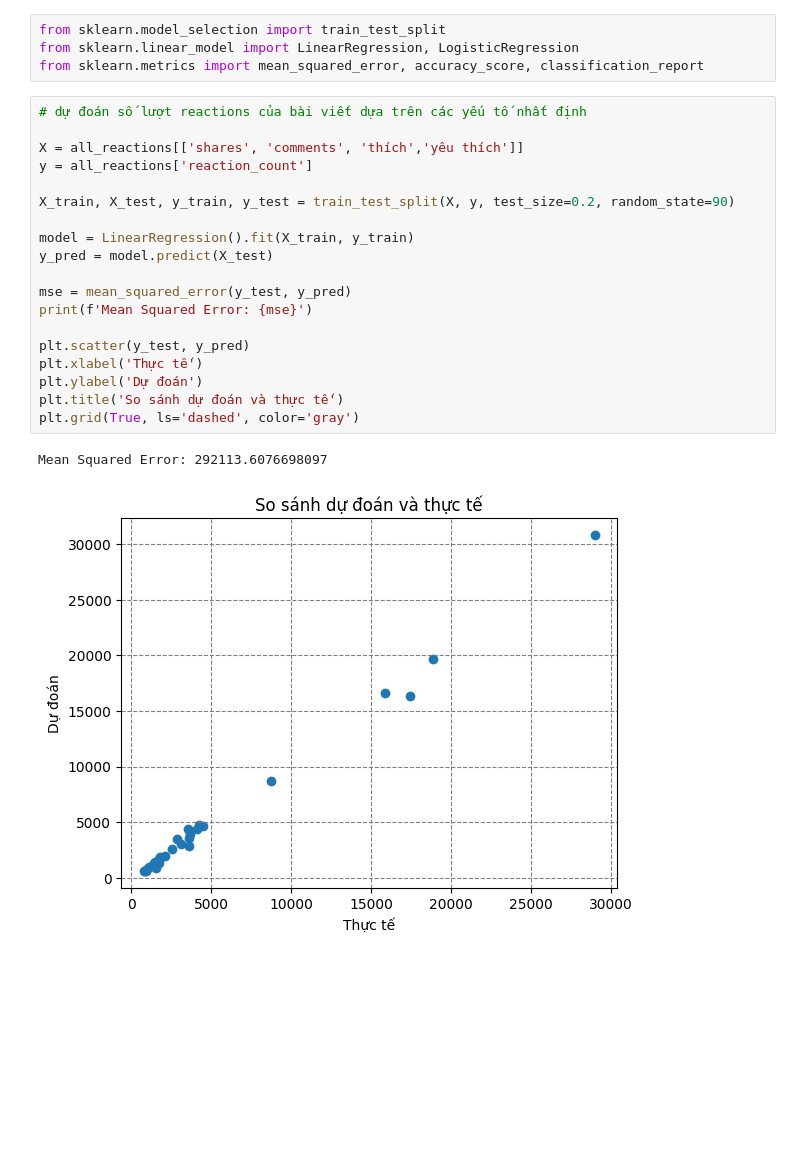
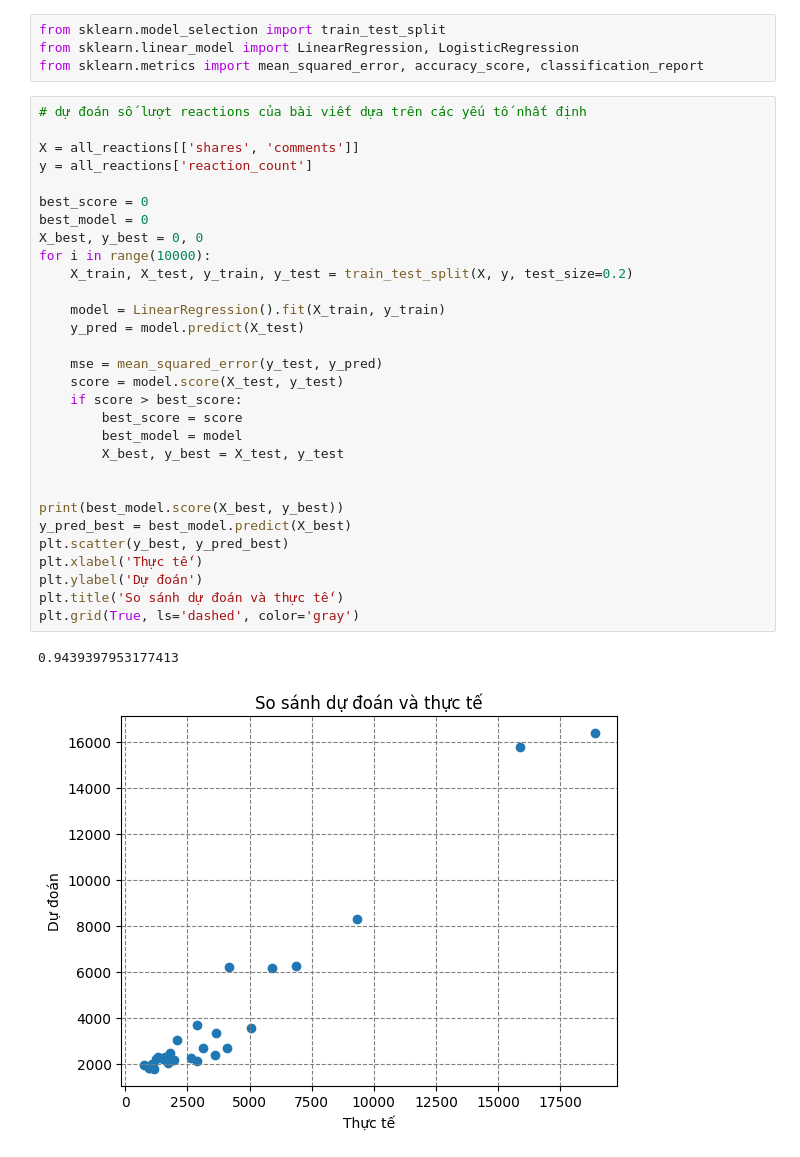
Before and after one commit to dphieu/final_project_python, a Jupyter notebook: Analyze_Data.ipynb, the cells around one changed output. Drawn from its saved outputs; the diff is of its cells as text; blank space fills up the shorter version.

```diff
--- a/Analyze_Data.ipynb
+++ b/Analyze_Data.ipynb
@@ -588,22 +588,33 @@ from sklearn.metrics import mean_squared_error, accuracy_score, classification_r
 # %%
 # dự đoán số lượt reactions của bài viết dựa trên các yếu tố nhất định
 
-X = all_reactions[['shares', 'comments', 'thích','yêu thích']]
+X = all_reactions[['shares', 'comments']]
 y = all_reactions['reaction_count']
 
-X_train, X_test, y_train, y_test = train_test_split(X, y, test_size=0.2, random_state=90)
+best_score = 0
+best_model = 0
+X_best, y_best = 0, 0
+for i in range(10000):
+    X_train, X_test, y_train, y_test = train_test_split(X, y, test_size=0.2)
 
-model = LinearRegression().fit(X_train, y_train)
-y_pred = model.predict(X_test)
+    model = LinearRegression().fit(X_train, y_train)
+    y_pred = model.predict(X_test)
 
-mse = mean_squared_error(y_test, y_pred)
-print(f'Mean Squared Error: {mse}')
+    mse = mean_squared_error(y_test, y_pred)
+    score = model.score(X_test, y_test)
+    if score > best_score:
+        best_score = score
+        best_model = model
+        X_best, y_best = X_test, y_test
 
-plt.scatter(y_test, y_pred)
+
+print(best_model.score(X_best, y_best))
+y_pred_best = best_model.predict(X_best)
+plt.scatter(y_best, y_pred_best)
 plt.xlabel('Thực tế')
 plt.ylabel('Dự đoán')
 plt.title('So sánh dự đoán và thực tế')
 plt.grid(True, ls='dashed', color='gray')
 # %% [output]
-Mean Squared Error: 292113.6076698097
+0.9439397953177413
-[figure, old version]
+[figure, new version]
```
Also changed, not shown: parts of 3 cells of this notebook.
